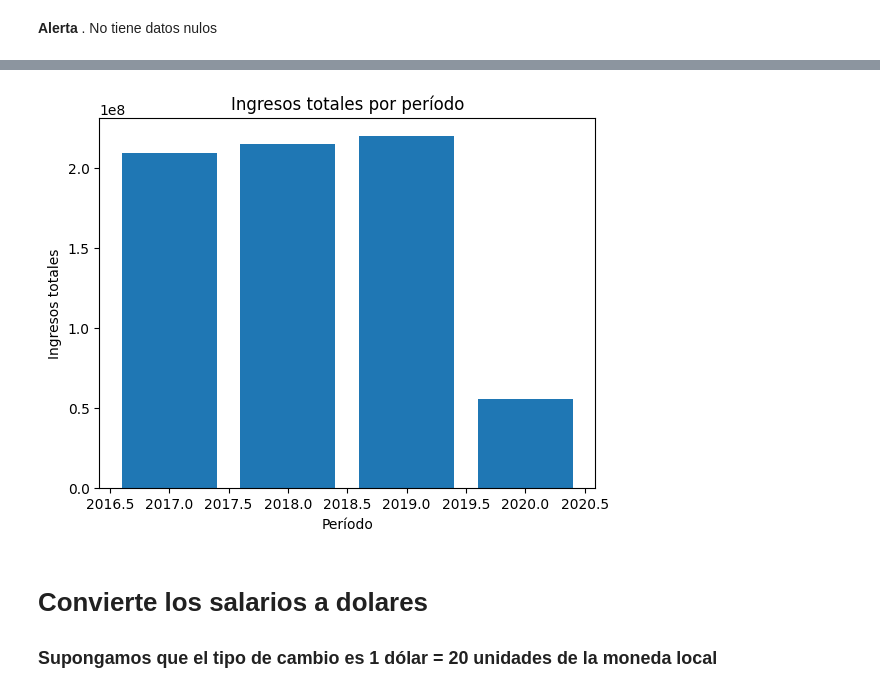
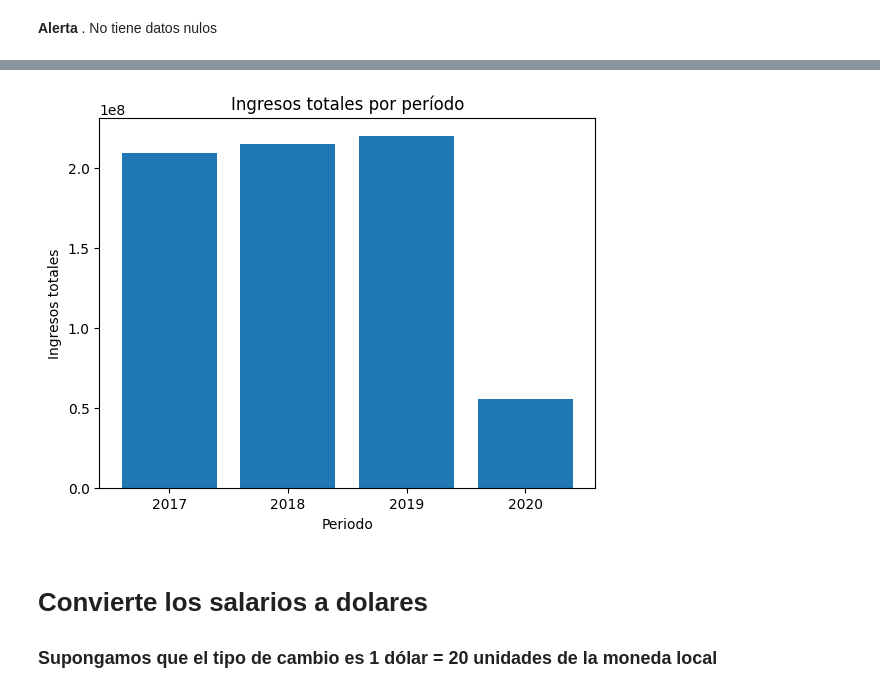
Before and after one commit to ahidalgo79/Examen_Google_Colab, a Jupyter notebook: Copia_de_Examen.ipynb, the cells around one changed output, grey strips where cells are left out. Saved outputs shown, nothing was run; the diff lists cells and outputs as text; code cells hidden in the pictures.

```diff
--- a/Copia_de_Examen.ipynb
+++ b/Copia_de_Examen.ipynb
@@ -273,16 +255,17 @@ dtype: int64
 # %%
 import matplotlib.pyplot as plt
 # Crear el gráfico de barras
 plt.bar(grouped_df.index, grouped_df.values)
 # Personalizar el gráfico
-plt.xlabel("Período")
+plt.xlabel("Periodo")
 plt.ylabel("Ingresos totales")
 plt.title("Ingresos totales por período")
+plt.locator_params(integer=True)
 
 # Mostrar el gráfico
 plt.show()
 # %% [output]
-[figure, old version]
+[figure, new version]
 # %% [markdown]
 # Convierte los salarios a dolares
 ### Supongamos que el tipo de cambio es 1 dólar = 20 unidades de la moneda local
```
Also changed, not shown: parts of 10 cells of this notebook.
